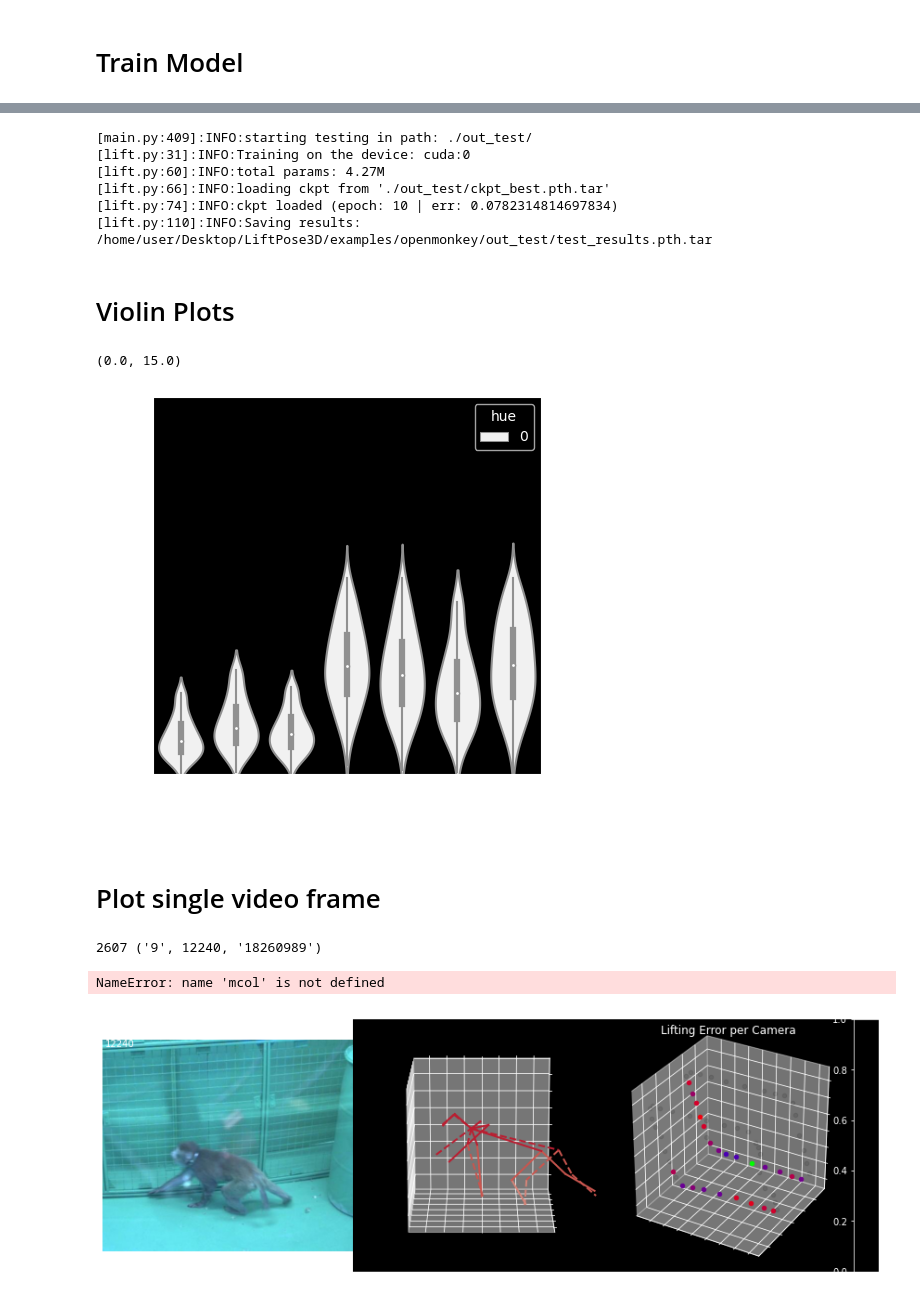
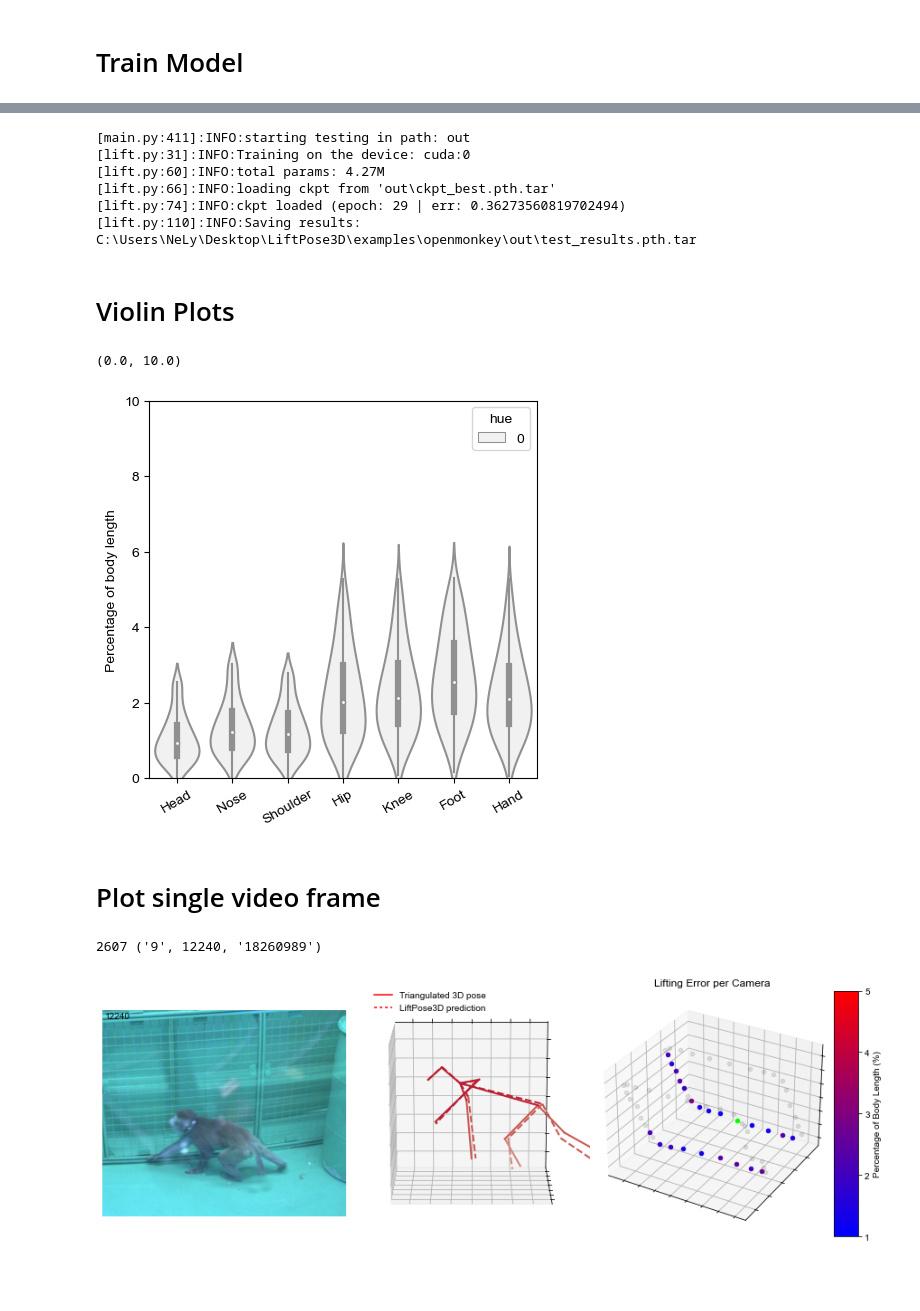
Before and after one commit to NeLy-EPFL/LiftPose3D, a Jupyter notebook: examples/openmonkey/monkey_train.ipynb, the cells around one changed output, grey strips where cells are left out. Saved outputs shown, nothing was run; the diff lists cells and outputs as text; code cells hidden in the pictures; blank space fills up the shorter version.

Commit message:
monkey

```diff
--- a/examples/openmonkey/monkey_train.ipynb
+++ b/examples/openmonkey/monkey_train.ipynb
@@ -14,13 +14,19 @@ reload(logging)
 logger = logging.getLogger(__name__).setLevel(logging.INFO)
 tqdm.get_lock().locks = []
 
-# decleare data parameters
-par_train = {'data_dir'       : '/data/LiftFly3D/openmonkey/OMS_Dataset/', # Change data path here
-             'out_dir'        : './out_test/',
-             'train_subjects' : ["7"],
+# declare data parameters
+#Windows
+#par_train = {'data_dir'       : r'\Users\NeLy\Desktop\OMS_Dataset\OMS_Dataset', # Change data path here
+#             'out_dir'        : 'out',
+#             'train_subjects' : ["7", "9a", "9b", "10", "11"],
+#             'test_subjects'  : ["9"]}
+
+#mac/ubuntu
+par_train = {'data_dir'       : '/data/LiftPose3D/monkey/OMS_Dataset', # Change data path here
+             'out_dir'        : '/data/LiftPose3D/monkey/OMS_Dataset/out',
+             'train_subjects' : ["7", "9a", "9b", "10", "11"],
              'test_subjects'  : ["9"]}
 
 # merge with training parameters
 par_data = yaml.full_load(open('param.yaml', "rb"))
 par = {**par_data["data"], **par_train}
-plt.style.use('dark_background')
@@ -106,12 +103,12 @@ stat_2d, stat_3d = (
 )
 test_3d_gt, test_3d_pred, _ = load_test_results(data, stat_2d, stat_3d)
 # %% [output]
-[main.py:409]:INFO:starting testing in path: ./out_test/
+[main.py:411]:INFO:starting testing in path: out
 [lift.py:31]:INFO:Training on the device: cuda:0
 [lift.py:60]:INFO:total params: 4.27M
-[lift.py:66]:INFO:loading ckpt from './out_test/ckpt_best.pth.tar'
-[lift.py:74]:INFO:ckpt loaded (epoch: 10 | err: 0.0782314814697834)
-[lift.py:110]:INFO:Saving results: /home/user/Desktop/LiftPose3D/examples/openmonkey/out_test/test_results.pth.tar
+[lift.py:66]:INFO:loading ckpt from 'out\ckpt_best.pth.tar'
+[lift.py:74]:INFO:ckpt loaded (epoch: 29 | err: 0.36273560819702494)
+[lift.py:110]:INFO:Saving results: C:\Users\NeLy\Desktop\LiftPose3D\examples\openmonkey\out\test_results.pth.tar
 # %% [markdown]
 # Violin Plots
 # %%
@@ -128,22 +125,27 @@ l_indices = [names.index(l_) for l_ in l]
 test_3d_gt_ord = np.concatenate([test_3d_gt[:,r_indices], test_3d_gt[:, l_indices]])
 test_3d_pred_ord = np.concatenate([test_3d_pred[:,r_indices], test_3d_pred[:, l_indices]])
 
-violin_plot(plt.gca(), test_3d_gt_ord, test_3d_pred_ord, test_keypoints=np.ones_like(test_3d_pred_ord), joints_name=l, body_length=2.21, units='?')
-plt.ylim([0,15])
+violin_plot(plt.gca(), test_3d_gt_ord, test_3d_pred_ord, test_keypoints=np.ones_like(test_3d_pred_ord), joints_name=l, body_length=2.21)
+plt.ylim([0,10])
 # %% [output]
-(0.0, 15.0)
+(0.0, 10.0)
-[figure, old version]
+[figure, new version]
 # %% [markdown]
 # Plot single video frame
 # %%
-Data, cameras = get_btch('9')
+Data, cameras = get_btch('9', par_train['data_dir'])
 # %%
 %matplotlib inline
 from liftpose.plot import plot_pose_3d
 from plot_util import *
 from matplotlib.ticker import NullFormatter
+import matplotlib.colors as mcol
+import matplotlib as mpl
+import matplotlib.cm as cm
+mpl.pyplot.rcParams["font.family"] = ['Arial']
+mpl.rcParams.update({'font.size': 10})
 
-# define eaxis
+# define axis
 fig = plt.figure(figsize=(15,5))
 plt.subplots_adjust(wspace=0, hspace=0)
 gs1 = fig.add_gridspec(nrows=1, ncols=31)
@@ -152,14 +154,13 @@ ax3d = fig.add_subplot(gs1[:, 10:20], projection='3d')
 ax3d_cameras = fig.add_subplot(gs1[:, 20:30], projection='3d')
 ax_bar = fig.add_subplot(gs1[:, -1])
 
-
 # load image and plot
 idx = np.random.randint(test_3d_pred.shape[0])
 k = list(Data.keys())[idx]
 print(idx, k)
 
 btch, img_id, cam = k
-img_name = '/data/LiftFly3D/openmonkey/OMS_Dataset/Images/batch' + str(btch) + '_' + str(img_id).zfill(9) + '_' + str(cam) + '.jpg'
+img_name = os.path.join(par['data_dir'], 'Images', 'batch' + str(btch) + '_' + str(img_id).zfill(9) + '_' + str(cam) + '.jpg')
 ax2d.imshow(plt.imread(img_name))
 ax2d.text(x=5, y=15, s=f"{img_id}")
 
@@ -167,36 +168,35 @@ ax3d.view_init(elev=-75, azim=-90)
 plot_pose_3d(ax=ax3d, tar=test_3d_gt[idx],
              pred=test_3d_pred[idx],
              bones=par_data["vis"]["bones"],
              limb_id=par_data["vis"]["limb_id"],
              colors=par_data["vis"]["colors"],
              normalize=True)
 
-mi, ma = 0.04, 0.2
+mi, ma = 1 / 100 * 2.2, 5 / 100 * 2.2
 err = err_for_frame(Data, cameras, img_id, test_3d_gt, test_3d_pred)
-plot_cameras_err(ax=ax3d_cameras, err=err, mi=0.04, ma=0.2, cameras=cameras, curr_camera=cam)
+plot_cameras_err(ax=ax3d_cameras, err=err, mi=mi, ma=ma, cameras=cameras, curr_camera=cam)
 
 ax2d.axis('off')
 lim = [-0.75, 0.75]
 ax3d.set_xlim(lim)
 ax3d.set_ylim(lim)
 ax3d.set_zlim(lim)
 # remove ticks
 ax3d.xaxis.set_major_formatter(NullFormatter())
 ax3d.yaxis.set_major_formatter(NullFormatter())
 ax3d.zaxis.set_major_formatter(NullFormatter())
 ax3d_cameras.xaxis.set_major_formatter(NullFormatter())
 ax3d_cameras.yaxis.set_major_formatter(NullFormatter())
 ax3d_cameras.zaxis.set_major_formatter(NullFormatter())
 
 # setting titles
 ax3d_cameras.set_title('Lifting Error per Camera')
 cmap = mcol.LinearSegmentedColormap.from_list("MyCmapName",["b","r"])
 norm = mpl.colors.Normalize(vmin=mi/2.2 * 100, vmax=ma/2.2 * 100)
 cb1 = mpl.colorbar.ColorbarBase(ax_bar, cmap=cmap,
                                 norm=norm,
-                                orientation='vertical')
-cb1.set_label('Percentage of Body Length (%)',fontsize=13)
+                                orientation='vertical', ticks=[1,2,3,4,5])
+cb1.set_label('Percentage of Body Length (%)')
 # %% [output]
 2607 ('9', 12240, '18260989')
-NameError: name 'mcol' is not defined
-[figure, old version]
+[figure, new version]
```
Also changed, not shown: parts of 6 cells of this notebook, 8 other files.
